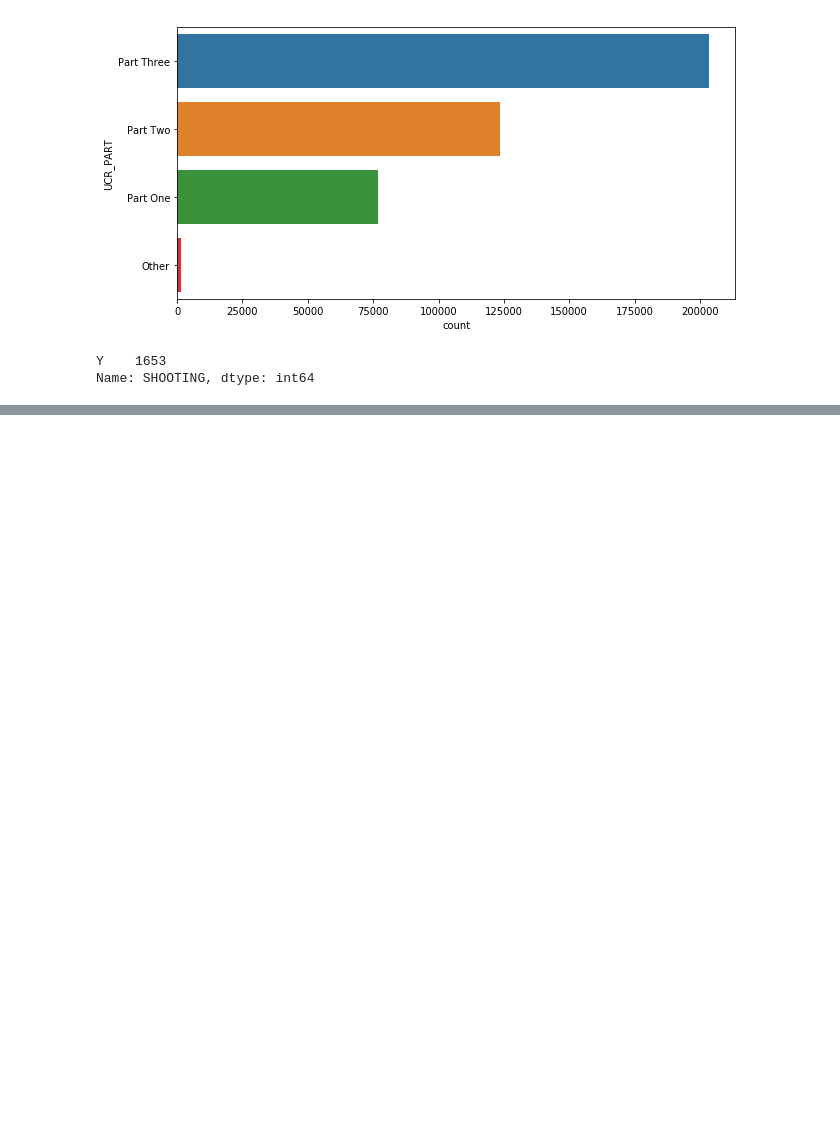
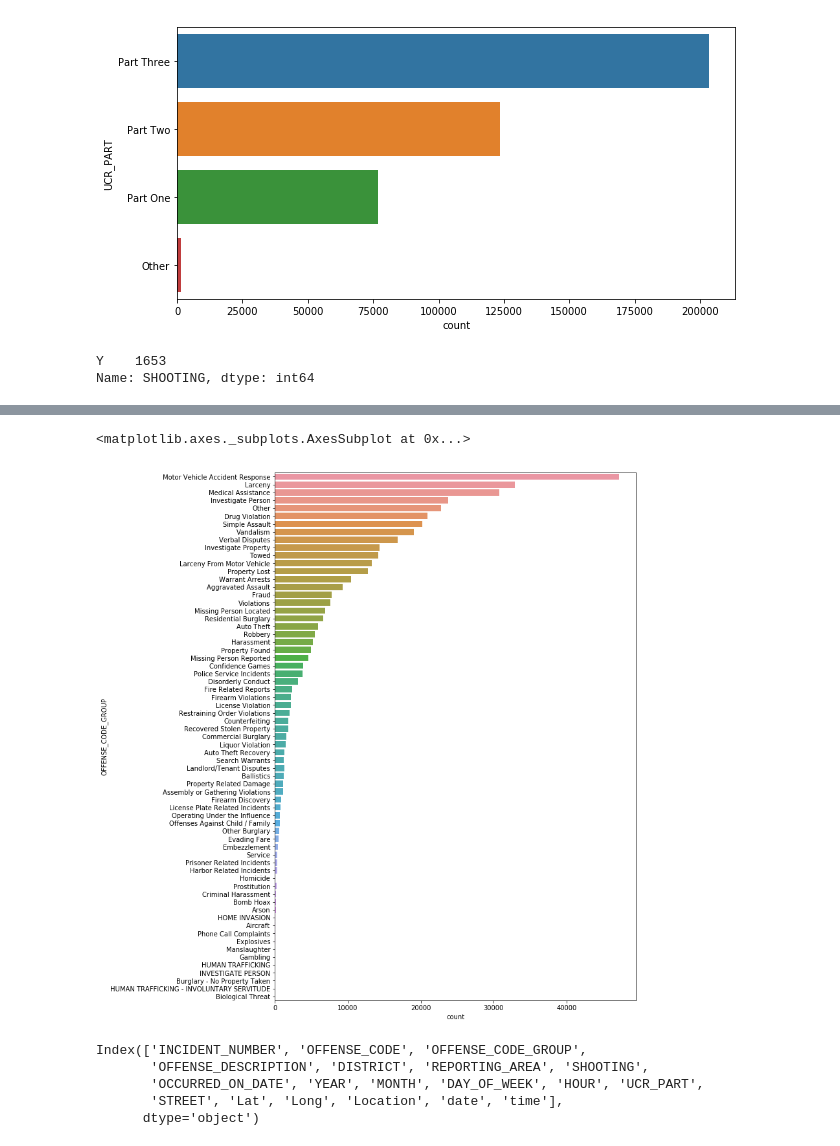
Before and after one commit to clstaub/Crime_Maps, a Jupyter notebook: EDA.ipynb, the cells around one changed output, grey strips where cells are left out. Cells and saved outputs as stored; diff of their text form; code cells hidden in the pictures; blank space fills up the shorter version.

```diff
--- a/EDA.ipynb
+++ b/EDA.ipynb
@@ -145,0 +141,14 @@ Name: SHOOTING, dtype: int64
+# %%
+plt.figure(figsize=(10, 15))
+sns.countplot(y='OFFENSE_CODE_GROUP', data=df[df.SHOOTING != 'Y'], order=df['OFFENSE_CODE_GROUP'].value_counts().iloc[:].index)
+# %% [output]
+<matplotlib.axes._subplots.AxesSubplot at 0x...>
+[figure, added]
+# %%
+df.columns
+# %% [output]
+Index(['INCIDENT_NUMBER', 'OFFENSE_CODE', 'OFFENSE_CODE_GROUP',
+       'OFFENSE_DESCRIPTION', 'DISTRICT', 'REPORTING_AREA', 'SHOOTING',
+       'OCCURRED_ON_DATE', 'YEAR', 'MONTH', 'DAY_OF_WEEK', 'HOUR', 'UCR_PART',
+       'STREET', 'Lat', 'Long', 'Location', 'date', 'time'],
+      dtype='object')
```
Also changed, not shown: parts of 32 cells of this notebook.
